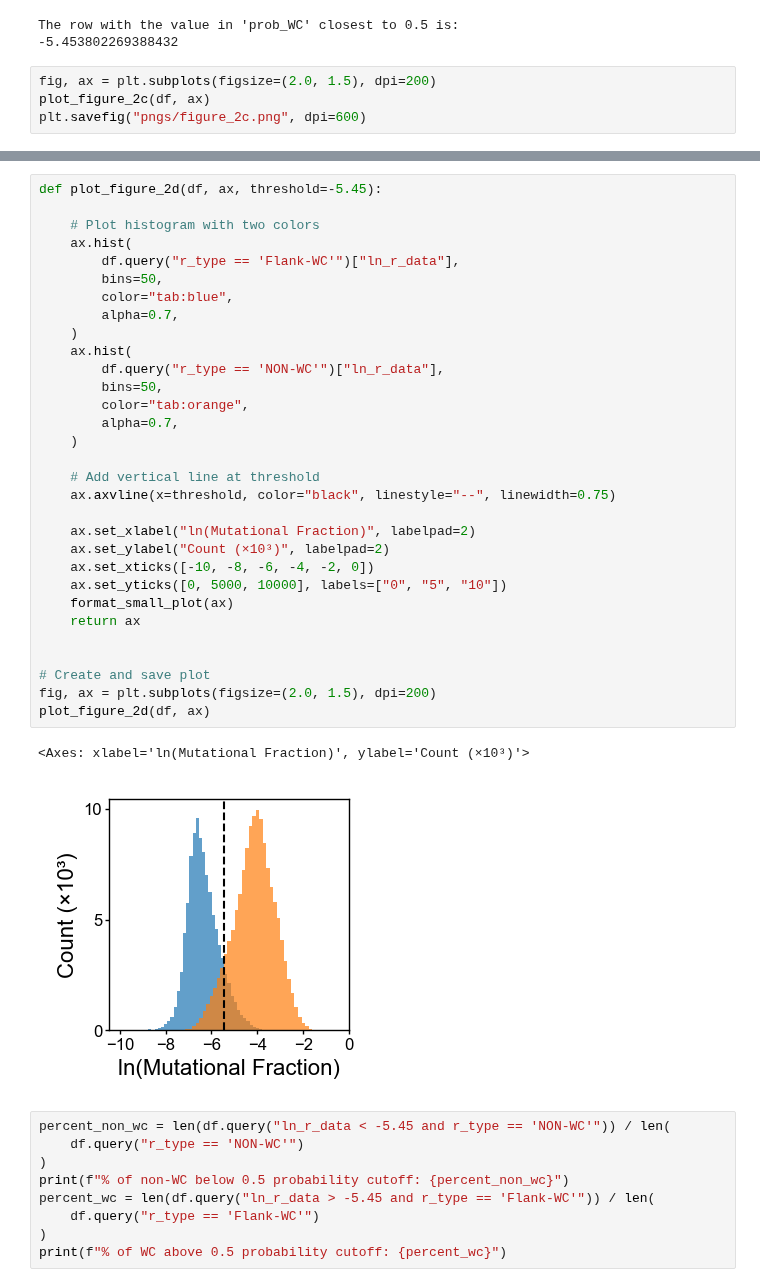
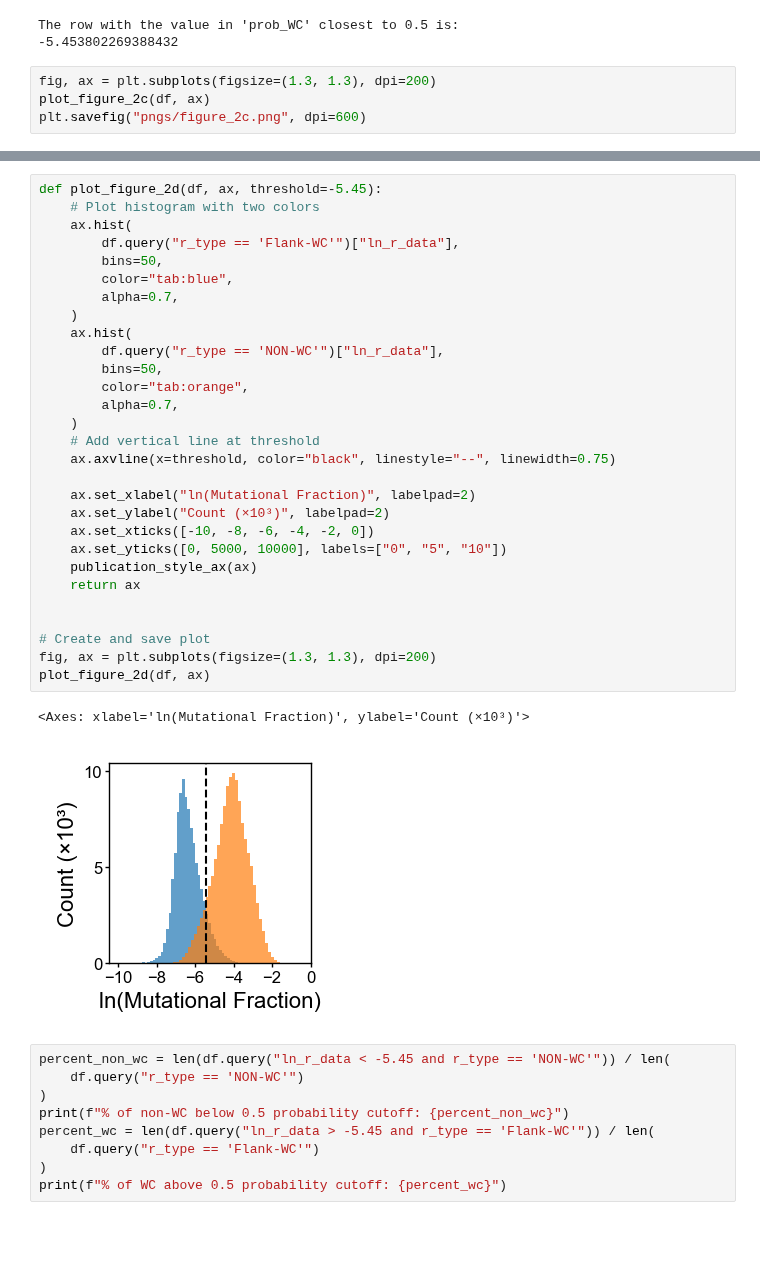
Before and after one commit to YesselmanLabPublications/2025_char_3d_struct_features, a Jupyter notebook: notebooks/figures/figure_2.ipynb, the cells around one changed output, grey strips where cells are left out. Drawn from its saved outputs; the diff is of its cells as text; blank space fills up the shorter version.

```diff
--- a/notebooks/figures/figure_2.ipynb
+++ b/notebooks/figures/figure_2.ipynb
@@ -147,7 +148,7 @@ print(closest_row["ln_r_data"])
 The row with the value in 'prob_WC' closest to 0.5 is:
 -5.453802269388432
 # %%
-fig, ax = plt.subplots(figsize=(2.0, 1.5), dpi=200)
+fig, ax = plt.subplots(figsize=(1.3, 1.3), dpi=200)
 plot_figure_2c(df, ax)
 plt.savefig("pngs/figure_2c.png", dpi=600)
 # %% [output]
@@ -155,37 +156,35 @@ plt.savefig("pngs/figure_2c.png", dpi=600)
 # %%
 def plot_figure_2d(df, ax, threshold=-5.45):
-
     # Plot histogram with two colors
     ax.hist(
         df.query("r_type == 'Flank-WC'")["ln_r_data"],
         bins=50,
         color="tab:blue",
         alpha=0.7,
     )
     ax.hist(
         df.query("r_type == 'NON-WC'")["ln_r_data"],
         bins=50,
         color="tab:orange",
         alpha=0.7,
     )
-
     # Add vertical line at threshold
     ax.axvline(x=threshold, color="black", linestyle="--", linewidth=0.75)
 
     ax.set_xlabel("ln(Mutational Fraction)", labelpad=2)
     ax.set_ylabel("Count (×10³)", labelpad=2)
     ax.set_xticks([-10, -8, -6, -4, -2, 0])
     ax.set_yticks([0, 5000, 10000], labels=["0", "5", "10"])
-    format_small_plot(ax)
+    publication_style_ax(ax)
     return ax
 
 
 # Create and save plot
-fig, ax = plt.subplots(figsize=(2.0, 1.5), dpi=200)
+fig, ax = plt.subplots(figsize=(1.3, 1.3), dpi=200)
 plot_figure_2d(df, ax)
 # %% [output]
 <Axes: xlabel='ln(Mutational Fraction)', ylabel='Count (×10³)'>
-[figure, old version]
+[figure, new version]
 # %%
 percent_non_wc = len(df.query("ln_r_data < -5.45 and r_type == 'NON-WC'")) / len(
     df.query("r_type == 'NON-WC'")
```
Also changed, not shown: parts of 9 cells of this notebook, 20 other files.
